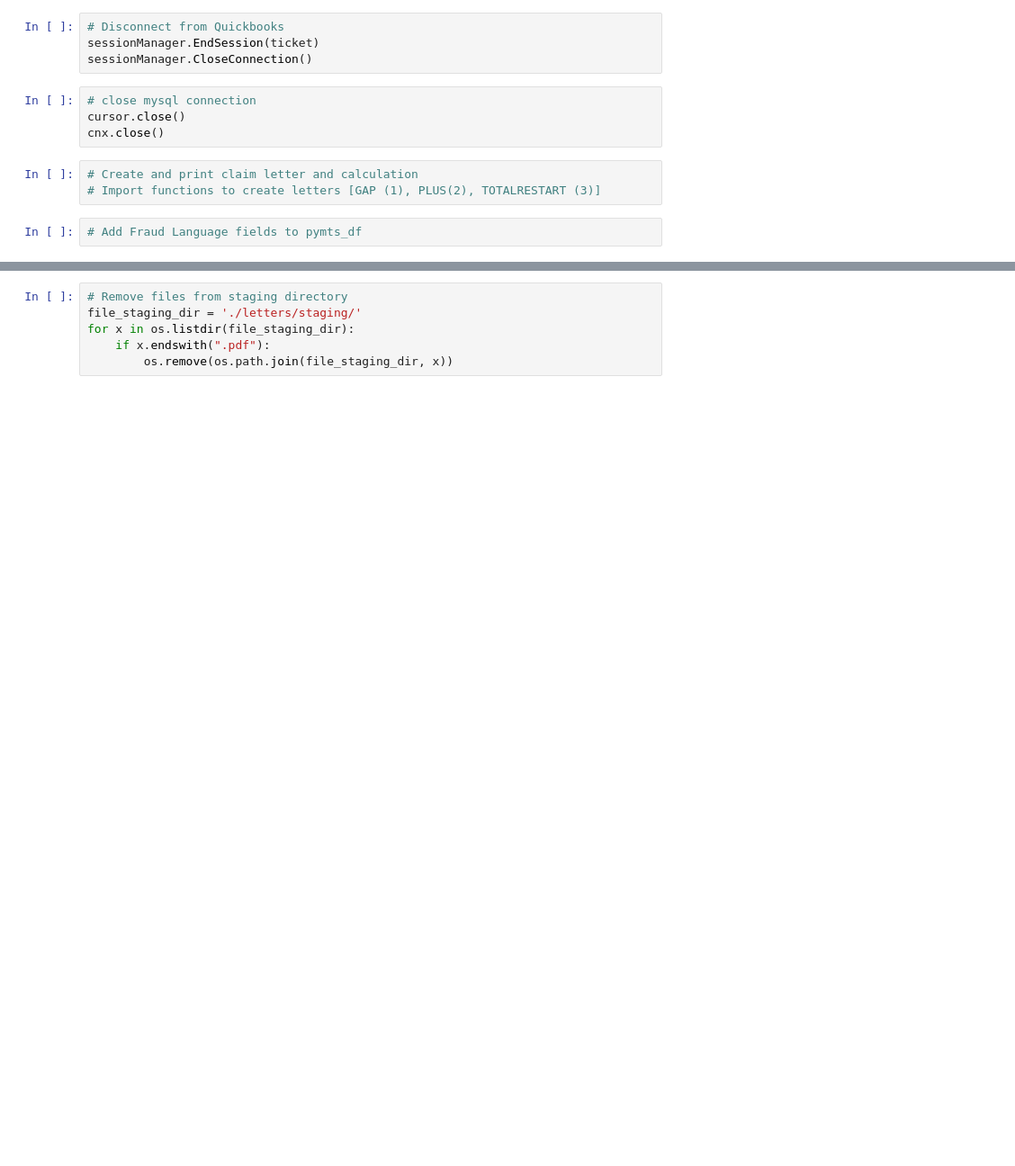
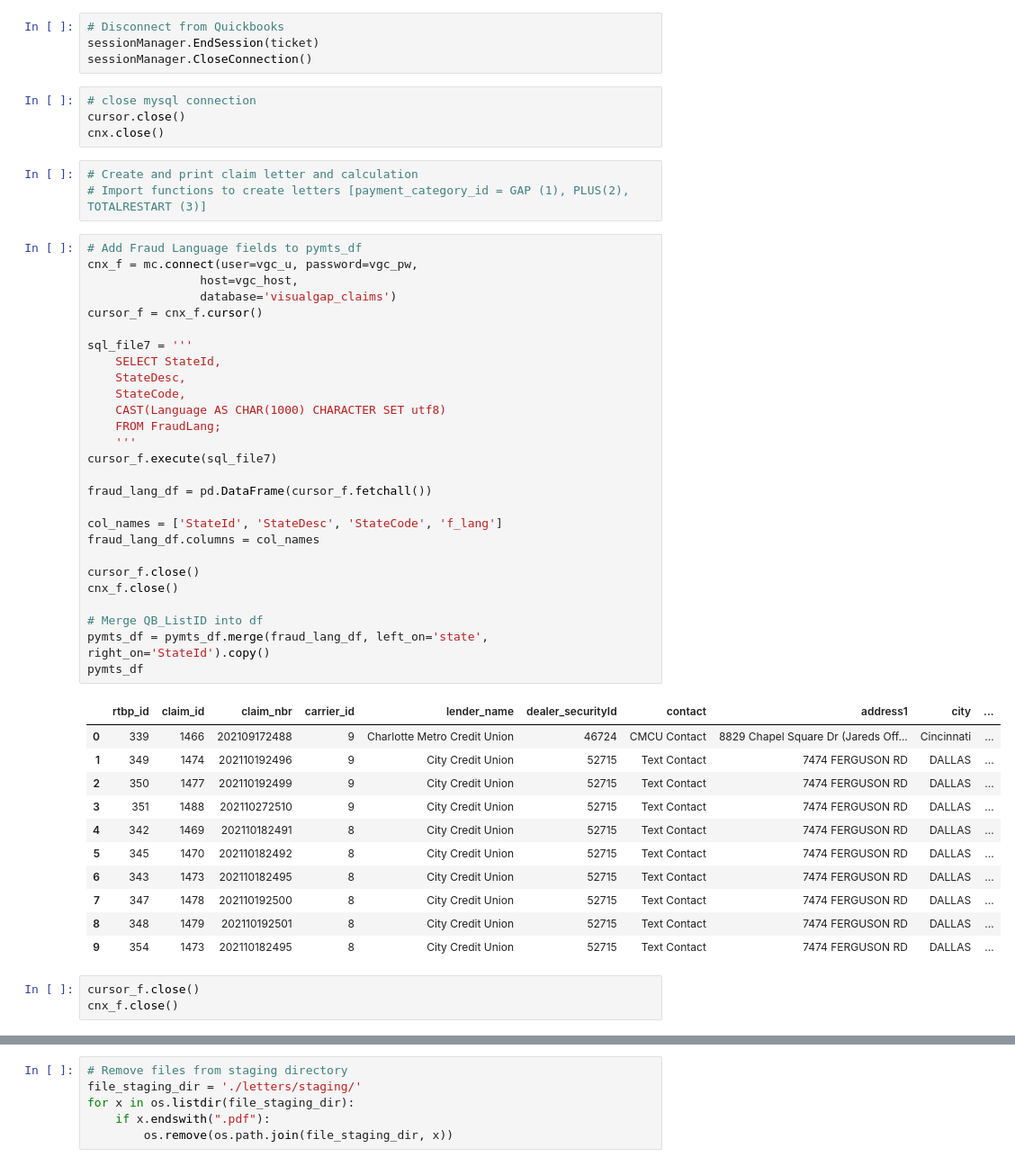
Before and after one commit to jediracer/Claim_Payments, a Jupyter notebook: vgcQbTest.ipynb, the cells around one changed output, grey strips where cells are left out. Shown: that part at 90% size. Saved outputs shown, nothing was run; the diff lists cells and outputs as text; blank space fills up the shorter version.

Commit message:
Added fraud language collection and assignment

```diff
--- a/vgcQbTest.ipynb
+++ b/vgcQbTest.ipynb
@@ -635,9 +658,49 @@ cursor.close()
 cnx.close()
 # %%
 # Create and print claim letter and calculation
-# Import functions to create letters [GAP (1), PLUS(2), TOTALRESTART (3)]
+# Import functions to create letters [payment_category_id = GAP (1), PLUS(2), TOTALRESTART (3)]
-# %%
-# Add Fraud Language fields to pymts_df
+# %%
+# Add Fraud Language fields to pymts_df
+cnx_f = mc.connect(user=vgc_u, password=vgc_pw,
+                host=vgc_host,
+                database='visualgap_claims')
+cursor_f = cnx_f.cursor()
+
+sql_file7 = '''
+    SELECT StateId,
+    StateDesc,
+    StateCode,
+    CAST(Language AS CHAR(1000) CHARACTER SET utf8)
+    FROM FraudLang;
+    '''
+cursor_f.execute(sql_file7)
+
+fraud_lang_df = pd.DataFrame(cursor_f.fetchall())
+
+col_names = ['StateId', 'StateDesc', 'StateCode', 'f_lang']
+fraud_lang_df.columns = col_names
+
+cursor_f.close()
+cnx_f.close()
+
+# Merge QB_ListID into df
+pymts_df = pymts_df.merge(fraud_lang_df, left_on='state', right_on='StateId').copy()
+pymts_df
+# %% [output]
+|  | rtbp_id | claim_id | claim_nbr | carrier_id | lender_name | dealer_securityId | contact | address1 | city | ... |
+| 0 | 339 | 1466 | 202109172488 | 9 | Charlotte Metro Credit Union | 46724 | CMCU Contact | 8829 Chapel Square Dr (Jareds Off... | Cincinnati | ... |
+| 1 | 349 | 1474 | 202110192496 | 9 | City Credit Union | 52715 | Text Contact | 7474 FERGUSON RD | DALLAS | ... |
+| 2 | 350 | 1477 | 202110192499 | 9 | City Credit Union | 52715 | Text Contact | 7474 FERGUSON RD | DALLAS | ... |
+| 3 | 351 | 1488 | 202110272510 | 9 | City Credit Union | 52715 | Text Contact | 7474 FERGUSON RD | DALLAS | ... |
+| 4 | 342 | 1469 | 202110182491 | 8 | City Credit Union | 52715 | Text Contact | 7474 FERGUSON RD | DALLAS | ... |
+| 5 | 345 | 1470 | 202110182492 | 8 | City Credit Union | 52715 | Text Contact | 7474 FERGUSON RD | DALLAS | ... |
+| 6 | 343 | 1473 | 202110182495 | 8 | City Credit Union | 52715 | Text Contact | 7474 FERGUSON RD | DALLAS | ... |
+| 7 | 347 | 1478 | 202110192500 | 8 | City Credit Union | 52715 | Text Contact | 7474 FERGUSON RD | DALLAS | ... |
+| 8 | 348 | 1479 | 202110192501 | 8 | City Credit Union | 52715 | Text Contact | 7474 FERGUSON RD | DALLAS | ... |
+| 9 | 354 | 1473 | 202110182495 | 8 | City Credit Union | 52715 | Text Contact | 7474 FERGUSON RD | DALLAS | ... |
+# %%
+cursor_f.close()
+cnx_f.close()
 # %%
 # Create GAP Letters
 # Collect GAP payments
```
Also changed, not shown: parts of 6 cells of this notebook.
